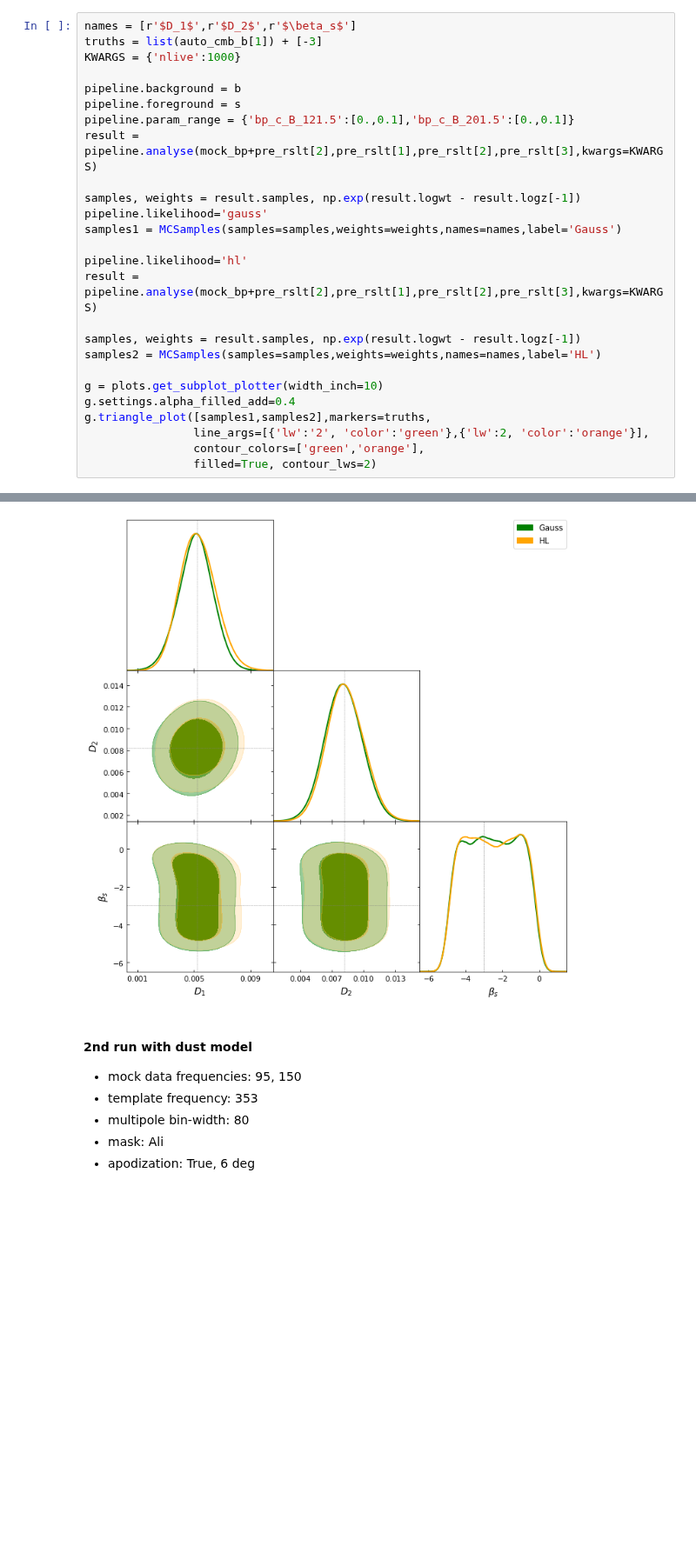
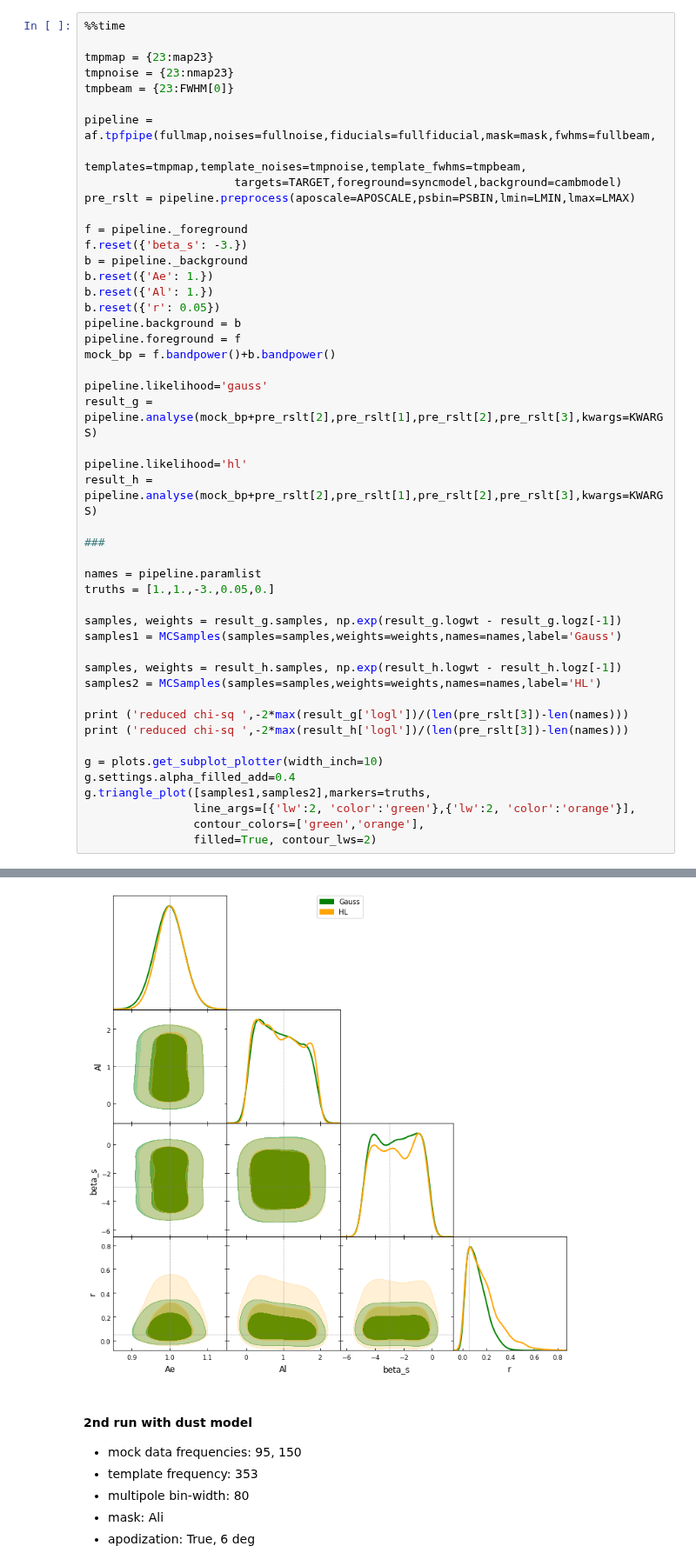
Before and after one commit to gioacchinowang/afra, a Jupyter notebook: tutorials/tutorial08.ipynb, the cells around one changed output, grey strips where cells are left out. Shown at 87% size. Saved outputs shown, nothing was run; the diff lists cells and outputs as text; blank space fills up the shorter version.

```diff
--- a/tutorials/tutorial08.ipynb
+++ b/tutorials/tutorial08.ipynb
@@ -138,27 +94,49 @@ Wall time: 4min 6s
 # %%
-names = [r'$D_1$',r'$D_2$',r'$\beta_s$']
-truths = list(auto_cmb_b[1]) + [-3]
-KWARGS = {'nlive':1000}
+%%time
 
+tmpmap = {23:map23}
+tmpnoise = {23:nmap23}
+tmpbeam = {23:FWHM[0]}
+
+pipeline = af.tpfpipe(fullmap,noises=fullnoise,fiducials=fullfiducial,mask=mask,fwhms=fullbeam,
+                      templates=tmpmap,template_noises=tmpnoise,template_fwhms=tmpbeam,
+                      targets=TARGET,foreground=syncmodel,background=cambmodel)
+pre_rslt = pipeline.preprocess(aposcale=APOSCALE,psbin=PSBIN,lmin=LMIN,lmax=LMAX)
+
+f = pipeline._foreground
+f.reset({'beta_s': -3.})
+b = pipeline._background
+b.reset({'Ae': 1.})
+b.reset({'Al': 1.})
+b.reset({'r': 0.05})
 pipeline.background = b
-pipeline.foreground = s
-pipeline.param_range = {'bp_c_B_121.5':[0.,0.1],'bp_c_B_201.5':[0.,0.1]}
-result = pipeline.analyse(mock_bp+pre_rslt[2],pre_rslt[1],pre_rslt[2],pre_rslt[3],kwargs=KWARGS)
+pipeline.foreground = f
+mock_bp = f.bandpower()+b.bandpower()
 
-samples, weights = result.samples, np.exp(result.logwt - result.logz[-1])
 pipeline.likelihood='gauss'
+result_g = pipeline.analyse(mock_bp+pre_rslt[2],pre_rslt[1],pre_rslt[2],pre_rslt[3],kwargs=KWARGS)
+
+pipeline.likelihood='hl'
+result_h = pipeline.analyse(mock_bp+pre_rslt[2],pre_rslt[1],pre_rslt[2],pre_rslt[3],kwargs=KWARGS)
+
+###
+
+names = pipeline.paramlist
+truths = [1.,1.,-3.,0.05,0.]
+
+samples, weights = result_g.samples, np.exp(result_g.logwt - result_g.logz[-1])
 samples1 = MCSamples(samples=samples,weights=weights,names=names,label='Gauss')
 
-pipeline.likelihood='hl'
-result = pipeline.analyse(mock_bp+pre_rslt[2],pre_rslt[1],pre_rslt[2],pre_rslt[3],kwargs=KWARGS)
+samples, weights = result_h.samples, np.exp(result_h.logwt - result_h.logz[-1])
+samples2 = MCSamples(samples=samples,weights=weights,names=names,label='HL')
 
-samples, weights = result.samples, np.exp(result.logwt - result.logz[-1])
-samples2 = MCSamples(samples=samples,weights=weights,names=names,label='HL')
+print ('reduced chi-sq ',-2*max(result_g['logl'])/(len(pre_rslt[3])-len(names)))
+print ('reduced chi-sq ',-2*max(result_h['logl'])/(len(pre_rslt[3])-len(names)))
 
 g = plots.get_subplot_plotter(width_inch=10)
 g.settings.alpha_filled_add=0.4
 g.triangle_plot([samples1,samples2],markers=truths,
-                line_args=[{'lw':'2', 'color':'green'},{'lw':2, 'color':'orange'}],
+                line_args=[{'lw':2, 'color':'green'},{'lw':2, 'color':'orange'}],
                 contour_colors=['green','orange'],
                 filled=True, contour_lws=2)
 # %% [output]
@@ -169,4 +150,4 @@ Removed no burn in
-[figure, old version]
+[figure, new version]
 # %% [markdown]
 #### 2nd run with dust model
 
```
Also changed, not shown: parts of 14 cells of this notebook, 21 other files.
